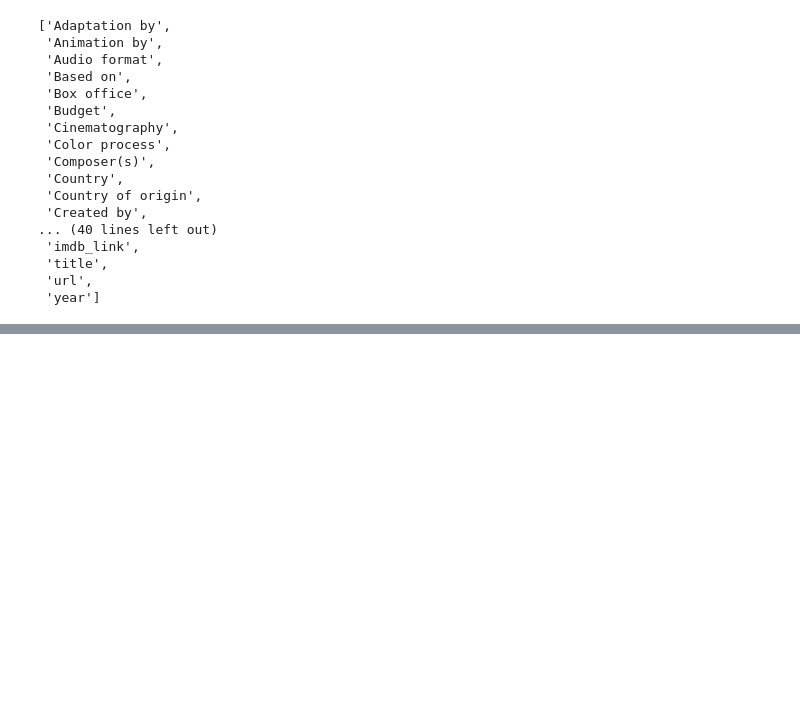
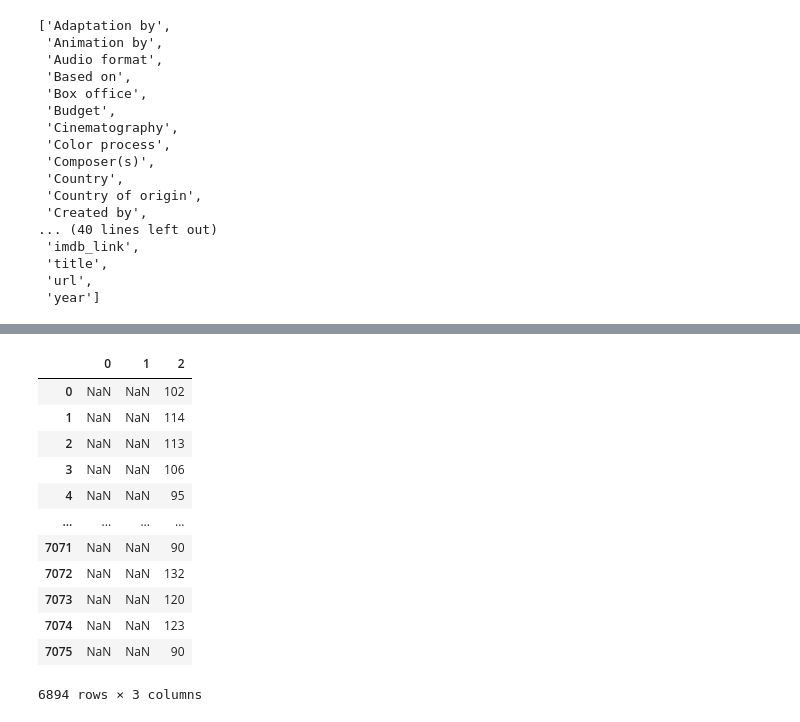
Before and after one commit to Terez18/Movies-ETL, a Jupyter notebook: ETL.ipynb, the cells around one changed output, grey strips where cells are left out. Saved outputs shown, nothing was run; the diff lists cells and outputs as text; code cells hidden in the pictures; blank space fills up the shorter version.

```diff
--- a/ETL.ipynb
+++ b/ETL.ipynb
@@ -291,0 +741,6 @@ sorted(wiki_movies_df.columns.tolist())
+# %%
+#drop original budget column
+wiki_movies_df.drop('Budget', axis=1, inplace=True)
+# %%
+#shifting to release dates. first creating a variable and dropping null values.
+release_date = wiki_movies_df['Release date'].dropna().apply(lambda x: ' '.join(x) if type(x) == list else x)
@@ -291,0 +773,4 @@ sorted(wiki_movies_df.columns.tolist())
+# %%
+#Instead of creating our own function to parse the dates, we'll use the built-in to_datetime() method in Pandas
+wiki_movies_df['release_date'] = pd.to_datetime(release_date.str.extract(f'({date_form_one}|{date_form_two}|{date_form_three}|{date_form_four})')[0], infer_datetime_format=True)
+wiki_movies_df['release_date']
@@ -291,0 +790,4 @@ sorted(wiki_movies_df.columns.tolist())
+# %%
+#shifting to running time
+running_time = wiki_movies_df['Running time'].dropna().apply(lambda x: ' '.join(x) if type(x) == list else x)
+running_time
@@ -291,0 +855,20 @@ sorted(wiki_movies_df.columns.tolist())
+# %%
+#adding another pattern: "\d+\s*ho?u?r?s?\s*\d*" and then from this pattern only extracting the digits so wrapping those with parentheses.
+# the pattern is with ? after every letter that is optional \d+ for one or more of digits and s* for zero or more spaces.
+# 3 columns because we captured 3 parentheses the first for hours the second for minutes and the third for everything in minutes.
+running_time_extract = running_time.str.extract(r'(\d+)\s*ho?u?r?s?\s*(\d*)|(\d+)\s*m')
+running_time_extract
+# %% [output]
+|  | 0 | 1 | 2 |
+| 0 | NaN | NaN | 102 |
+| 1 | NaN | NaN | 114 |
+| 2 | NaN | NaN | 113 |
+| 3 | NaN | NaN | 106 |
+| 4 | NaN | NaN | 95 |
+| ... | ... | ... | ... |
+| 7071 | NaN | NaN | 90 |
+| 7072 | NaN | NaN | 132 |
+| 7073 | NaN | NaN | 120 |
+| 7074 | NaN | NaN | 123 |
+| 7075 | NaN | NaN | 90 |
+6894 rows × 3 columns
```
Also changed, not shown: parts of 50 cells of this notebook.
